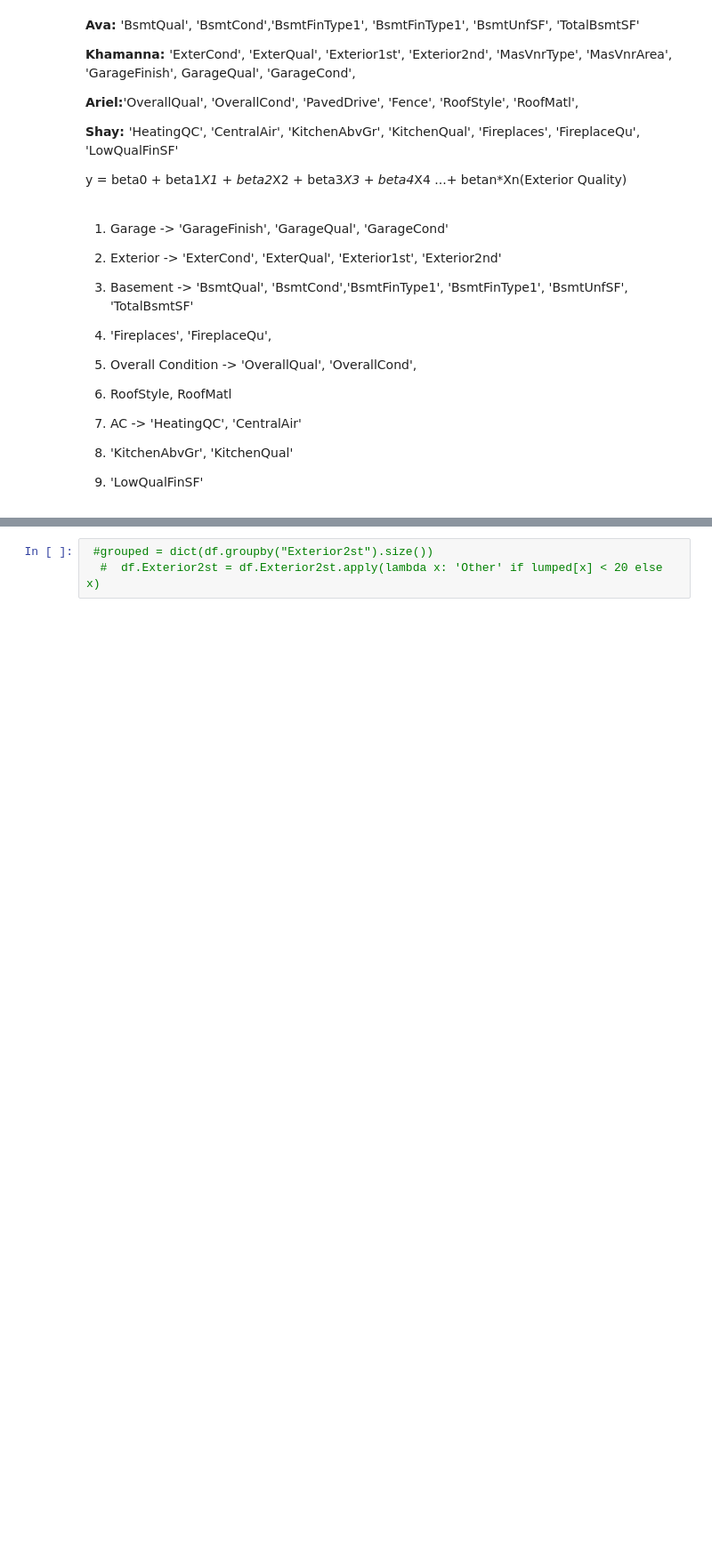
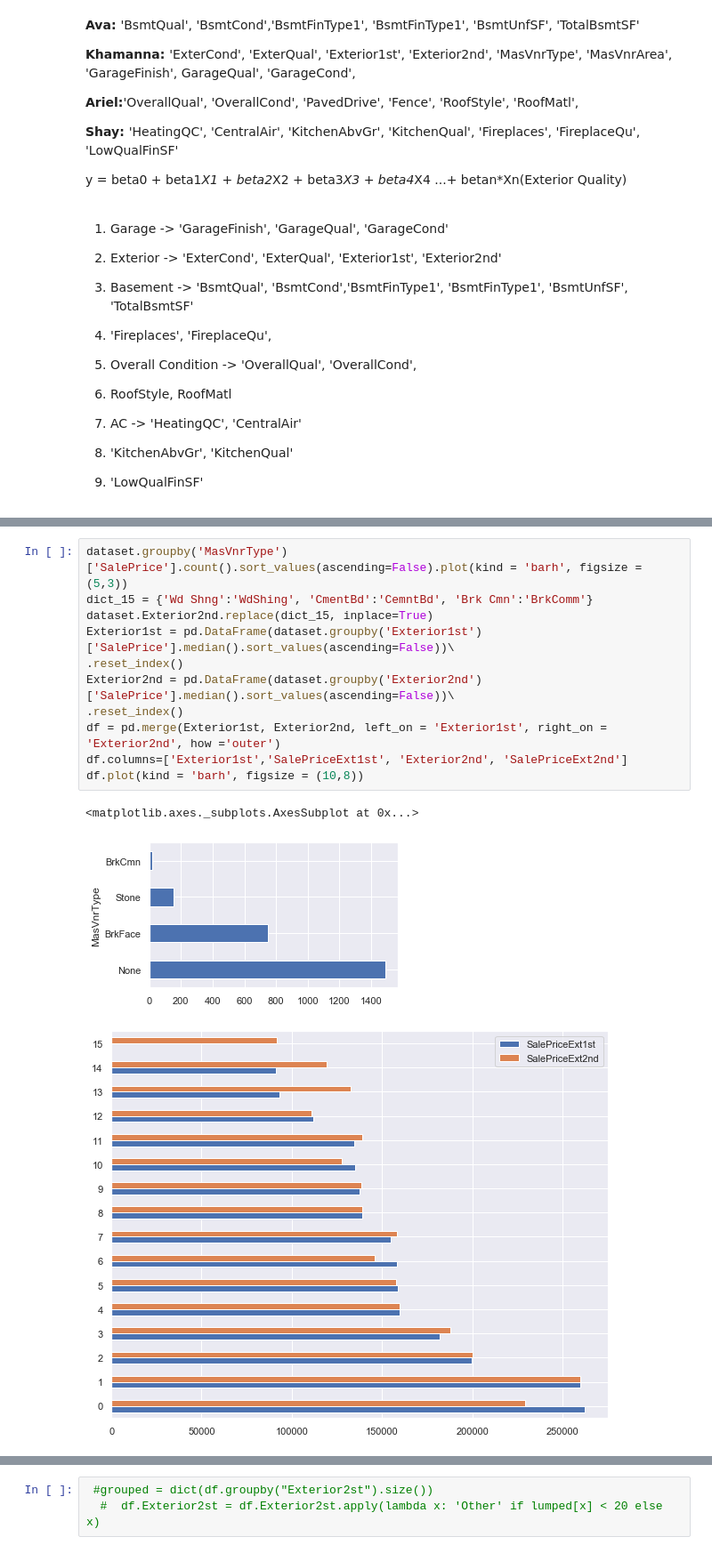
Before and after one commit to hikarinosenshi/ml_project, a Jupyter notebook: khamanna/Feature Selection2Khamanna.ipynb, the cells around one changed output, grey strips where cells are left out. Shown at 89% size. Saved outputs shown, nothing was run; the diff lists cells and outputs as text; blank space fills up the shorter version.

```diff
--- a/khamanna/Feature Selection2Khamanna.ipynb
+++ b/khamanna/Feature Selection2Khamanna.ipynb
@@ -870 +816,16 @@ dataset[dataset['RoofMatl']=="WdShngl"]
+# %%
+dataset.groupby('MasVnrType')['SalePrice'].count().sort_values(ascending=False).plot(kind = 'barh', figsize = (5,3))
+dict_15 = {'Wd Shng':'WdShing', 'CmentBd':'CemntBd', 'Brk Cmn':'BrkComm'}
+dataset.Exterior2nd.replace(dict_15, inplace=True)
+Exterior1st = pd.DataFrame(dataset.groupby('Exterior1st')['SalePrice'].median().sort_values(ascending=False))\
+.reset_index()
+Exterior2nd = pd.DataFrame(dataset.groupby('Exterior2nd')['SalePrice'].median().sort_values(ascending=False))\
+.reset_index()
+df = pd.merge(Exterior1st, Exterior2nd, left_on = 'Exterior1st', right_on = 'Exterior2nd', how ='outer')
+df.columns=['Exterior1st','SalePriceExt1st', 'Exterior2nd', 'SalePriceExt2nd']
+df.plot(kind = 'barh', figsize = (10,8))
+# %% [output]
+<matplotlib.axes._subplots.AxesSubplot at 0x...>
+[figure, added]
+[figure, added]
 # %%
```
Also changed, not shown: parts of 77 cells of this notebook.
